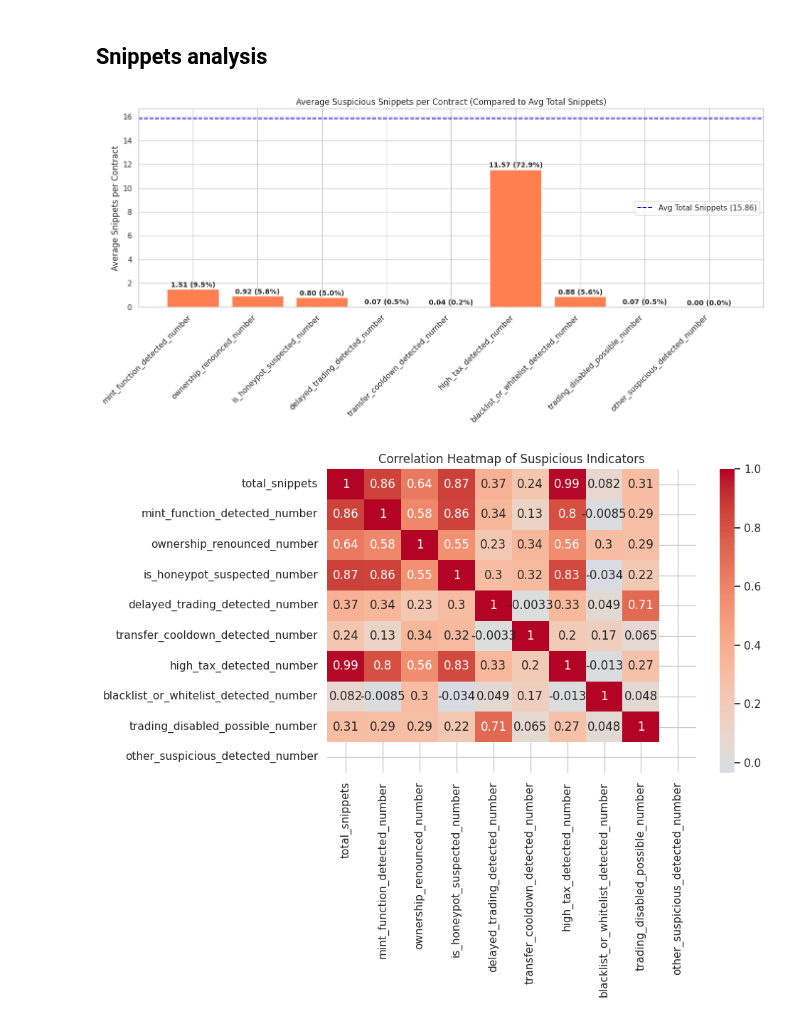
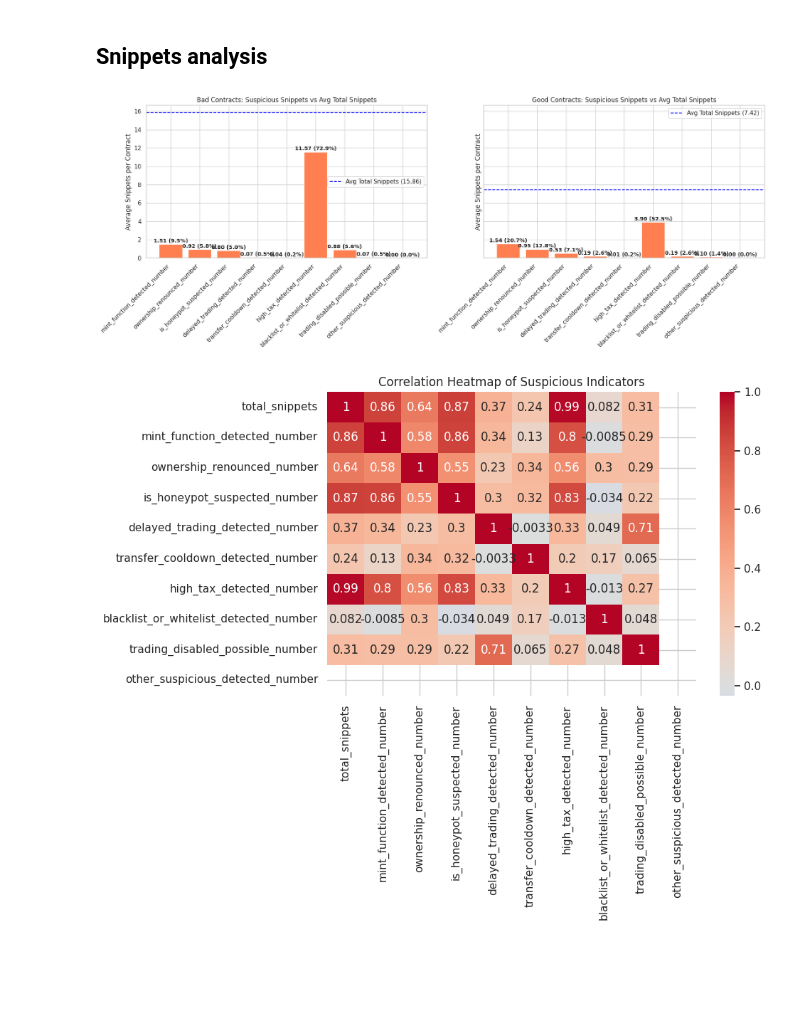
Before and after one commit to all-1807355/token-analyzer, a Jupyter notebook: data_analysis/contract_analysis.ipynb, the cells around one changed output. Saved outputs shown, nothing was run; the diff lists cells and outputs as text; code cells hidden in the pictures; blank space fills up the shorter version.

```diff
--- a/data_analysis/contract_analysis.ipynb
+++ b/data_analysis/contract_analysis.ipynb
@@ -67,47 +108,58 @@ for col in bool_cols:
 # %% [markdown]
 ## Snippets analysis
 # %%
+# Load data
+df_contract_bad = pd.read_csv("../csv_outputs/bad_tokens/master_contract.csv")
+df_contract_good = pd.read_csv("../csv_outputs/good_tokens/master_contract.csv")
+
+# Suspicious columns
 suspicious_cols = [
     'mint_function_detected_number',
     'ownership_renounced_number',
     'is_honeypot_suspected_number',
     'delayed_trading_detected_number',
     'transfer_cooldown_detected_number',
     'high_tax_detected_number',
     'blacklist_or_whitelist_detected_number',
     'trading_disabled_possible_number',
     'other_suspicious_detected_number'
 ]
 
-# Get the average per contract
-avg_total_snippets = df_contract['total_snippets'].mean()
-avg_suspicious = df_contract[suspicious_cols].mean()
+# Helper function to create each plot
+def plot_suspicious(df, title, ax):
+    avg_total_snippets = df['total_snippets'].mean()
+    avg_suspicious = df[suspicious_cols].mean()
+    percentages = (avg_suspicious / avg_total_snippets) * 100
 
-# Calculate percentages relative to average total_snippets
-percentages = (avg_suspicious / avg_total_snippets) * 100
+    bars = ax.bar(avg_suspicious.index, avg_suspicious.values, color='coral')
 
-# Plot
-plt.figure(figsize=(14, 7))
-bars = plt.bar(avg_suspicious.index, avg_suspicious.values, color='coral')
+    for i, bar in enumerate(bars):
+        height = bar.get_height()
+        label = f"{height:.2f} ({percentages[i]:.1f}%)"
+        ax.text(bar.get_x() + bar.get_width() / 2, height + 0.05,
+                label, ha='center', va='bottom', fontsize=10, fontweight='bold')
 
-# Add labels with average count and percentage
-for i, bar in enumerate(bars):
-    height = bar.get_height()
-    label = f"{height:.2f} ({percentages[i]:.1f}%)"
-    plt.text(bar.get_x() + bar.get_width() / 2, height + 0.05,
-             label, ha='center', va='bottom', fontsize=10, fontweight='bold')
+    ax.axhline(avg_total_snippets, color='blue', linestyle='--',
+               label=f'Avg Total Snippets ({avg_total_snippets:.2f})')
 
-# Draw a horizontal line for average total snippets
-plt.axhline(avg_total_snippets, color='blue', linestyle='--', label=f'Avg Total Snippets ({avg_total_snippets:.2f})')
+    ax.set_title(title)
+    ax.set_ylabel('Average Snippets per Contract')
+    ax.set_xticklabels(avg_suspicious.index, rotation=45, ha='right')
+    ax.legend()
 
-plt.title('Average Suspicious Snippets per Contract (Compared to Avg Total Snippets)')
-plt.ylabel('Average Snippets per Contract')
-plt.xticks(rotation=45, ha='right')
-plt.legend()
+# Create subplots
+fig, axes = plt.subplots(1, 2, figsize=(18, 7), sharey=True)
+
+# Plot for bad contracts
+plot_suspicious(df_contract_bad, 'Bad Contracts: Suspicious Snippets vs Avg Total Snippets', axes[0])
+
+# Plot for good contracts
+plot_suspicious(df_contract_good, 'Good Contracts: Suspicious Snippets vs Avg Total Snippets', axes[1])
+
 plt.tight_layout()
 plt.show()
 # %% [output]
-[figure, old version]
+[figure, new version]
 # %%
 
 # Select relevant numeric columns
```
Also changed, not shown: parts of 3 cells of this notebook, 16 other files.
